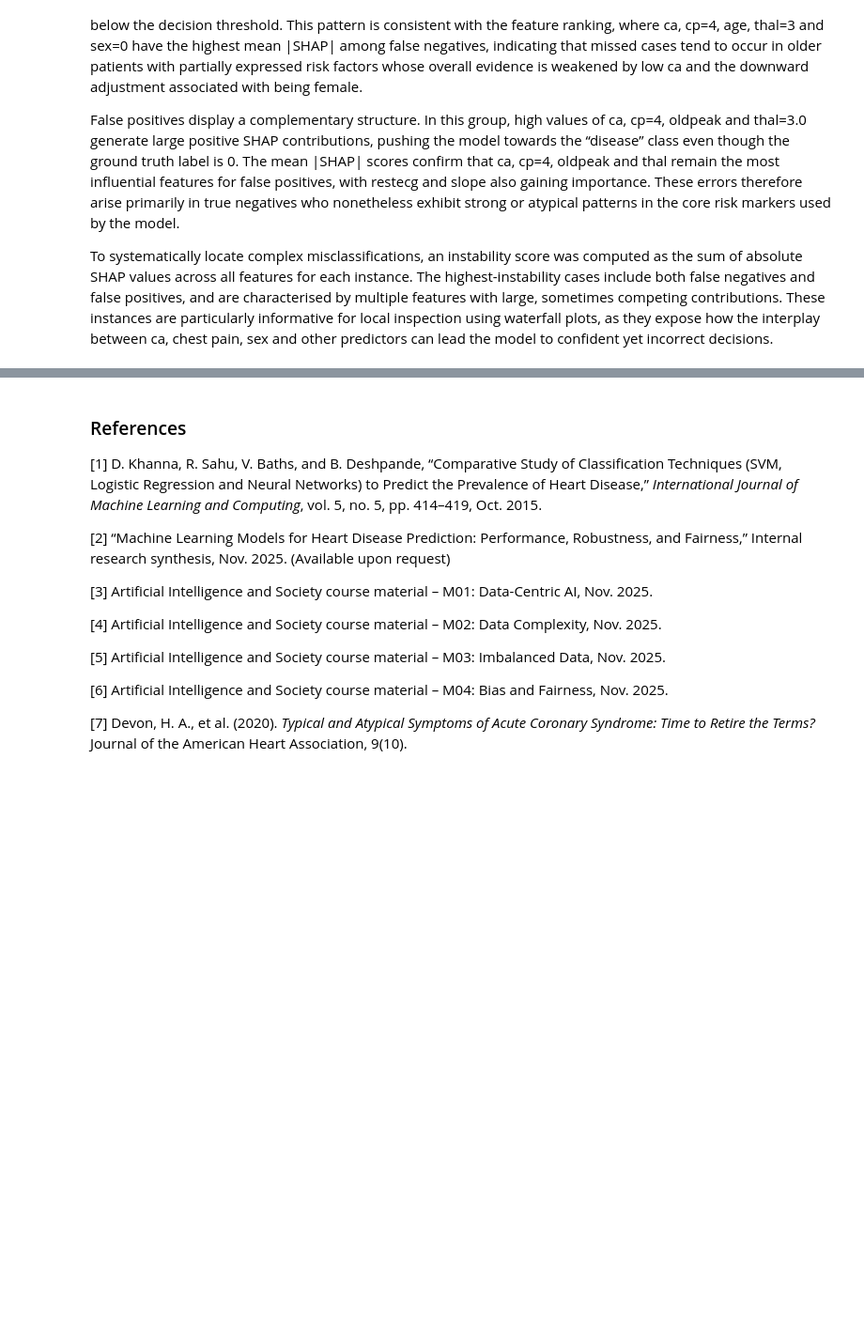
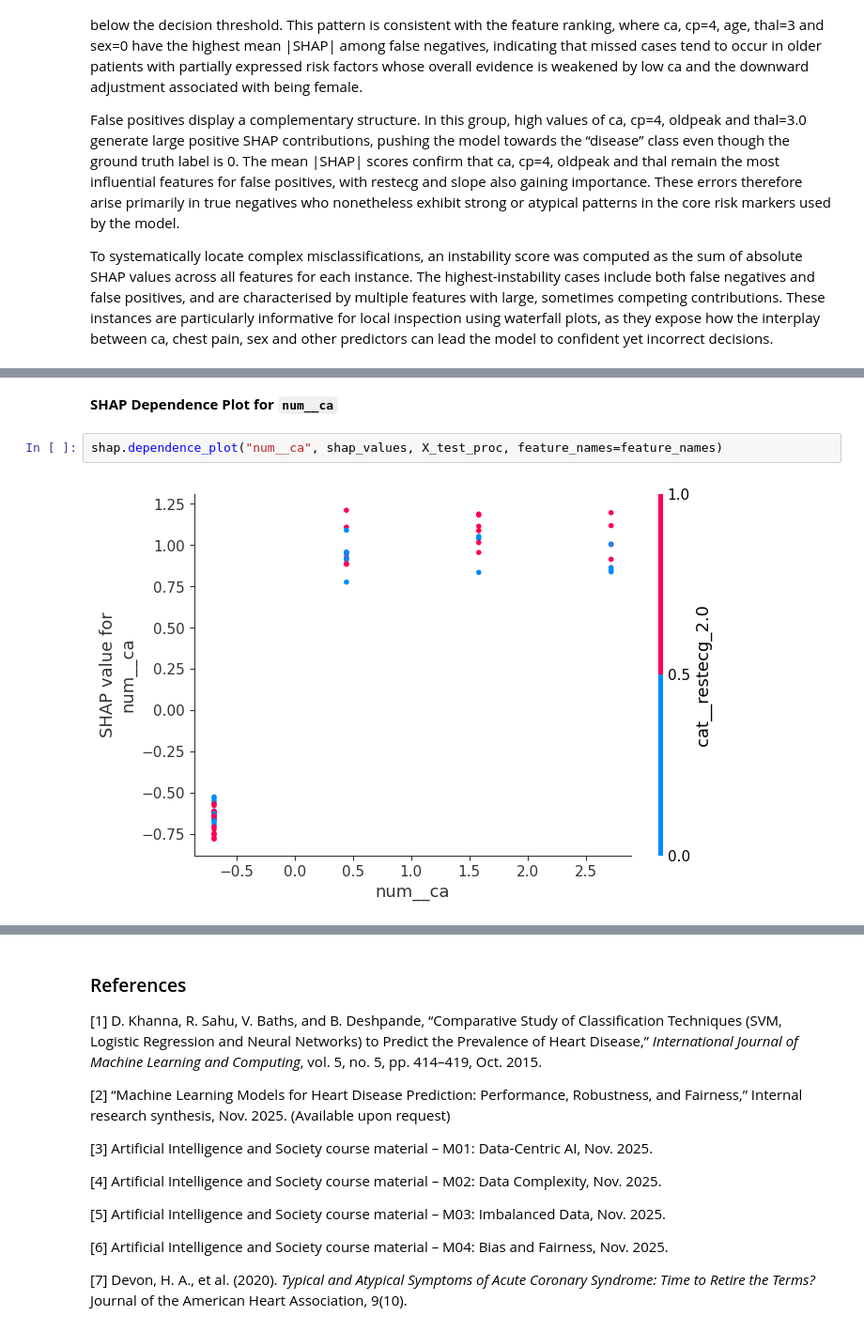
Before and after one commit to Mihalachee/Phenotypic-Bias-in-Heart-Disease-Prediction, a Jupyter notebook: indiviual.ipynb, the cells around one changed output, grey strips where cells are left out. Shown at 94% size. Cells and saved outputs as stored; diff of their text form; blank space fills up the shorter version.

```diff
--- a/indiviual.ipynb
+++ b/indiviual.ipynb
@@ -2486,0 +2458,6 @@ df_diff.head(15)
+# %% [markdown]
+**SHAP Dependence Plot for `num__ca`**
+# %%
+shap.dependence_plot("num__ca", shap_values, X_test_proc, feature_names=feature_names)
+# %% [output]
+[figure, added]
```
Also changed, not shown: parts of 16 cells of this notebook, 1 other file.
